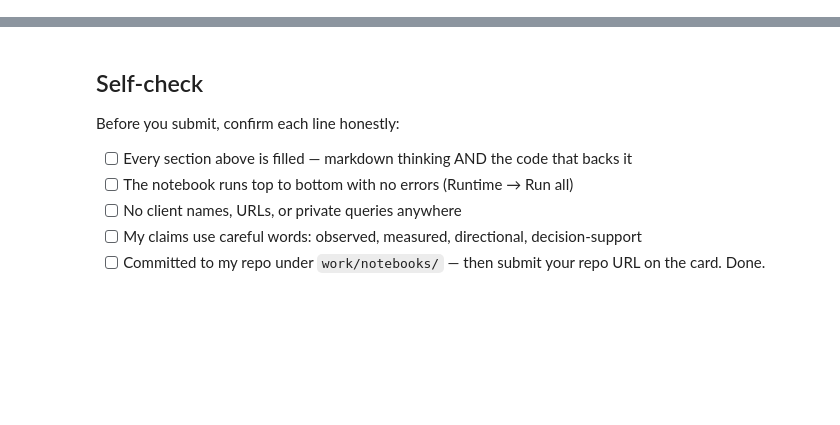
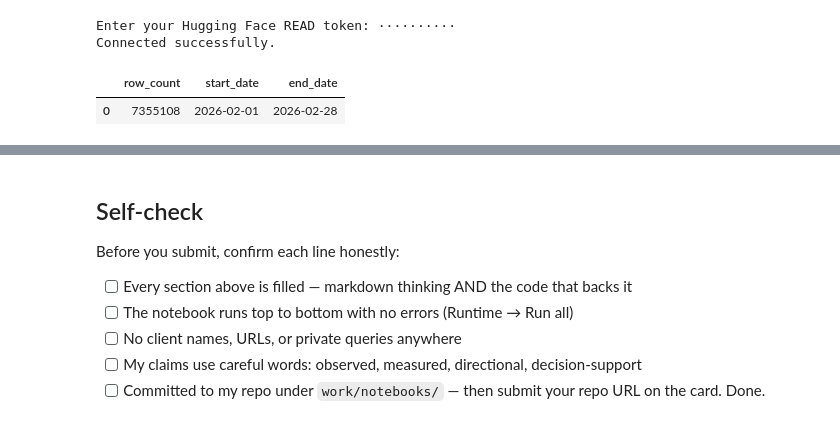
Before and after one commit to vxsnth/Machine_learning, a Jupyter notebook: work/notebooks/w03_data_contract.ipynb, the cells around one changed output, grey strips where cells are left out. Drawn from its saved outputs; the diff is of its cells as text; code cells hidden in the pictures; blank space fills up the shorter version.

```diff
--- a/work/notebooks/w03_data_contract.ipynb
+++ b/work/notebooks/w03_data_contract.ipynb
@@ -36,0 +17,47 @@ This skeleton is yours to fill. Work the sections **in order** — each one has
+# %%
+import os
+import getpass
+import duckdb
+
+def get_hf_token():
+    token = os.environ.get("HF_TOKEN")
+    if token:
+        return token
+    return getpass.getpass("Enter your Hugging Face READ token: ")
+
+con = duckdb.connect()
+
+con.execute(
+    f"""
+    CREATE OR REPLACE SECRET hf (
+        TYPE huggingface,
+        TOKEN '{get_hf_token()}'
+    )
+    """
+)
+
+REL = "hf://datasets/FlyRank/internship-warehouse"
+FACT = f"{REL}/fact_content_daily_performance"
+
+FEB = f"read_parquet('{FACT}/month=2026-02/*.parquet')"
+MAR = f"read_parquet('{FACT}/month=2026-03/*.parquet')"
+
+print("Connected successfully.")
+# %% [output]
+Enter your Hugging Face READ token: ··········
+Connected successfully.
+# %%
+# Check the February date range and raw row count
+
+feb_window = con.sql(f"""
+SELECT
+    COUNT(*) AS row_count,
+    MIN(report_date) AS start_date,
+    MAX(report_date) AS end_date
+FROM {FEB}
+""").df()
+
+feb_window
+# %% [output]
+|  | row_count | start_date | end_date |
+| 0 | 7355108 | 2026-02-01 | 2026-02-28 |
```
Also changed, not shown: parts of 26 cells of this notebook.
